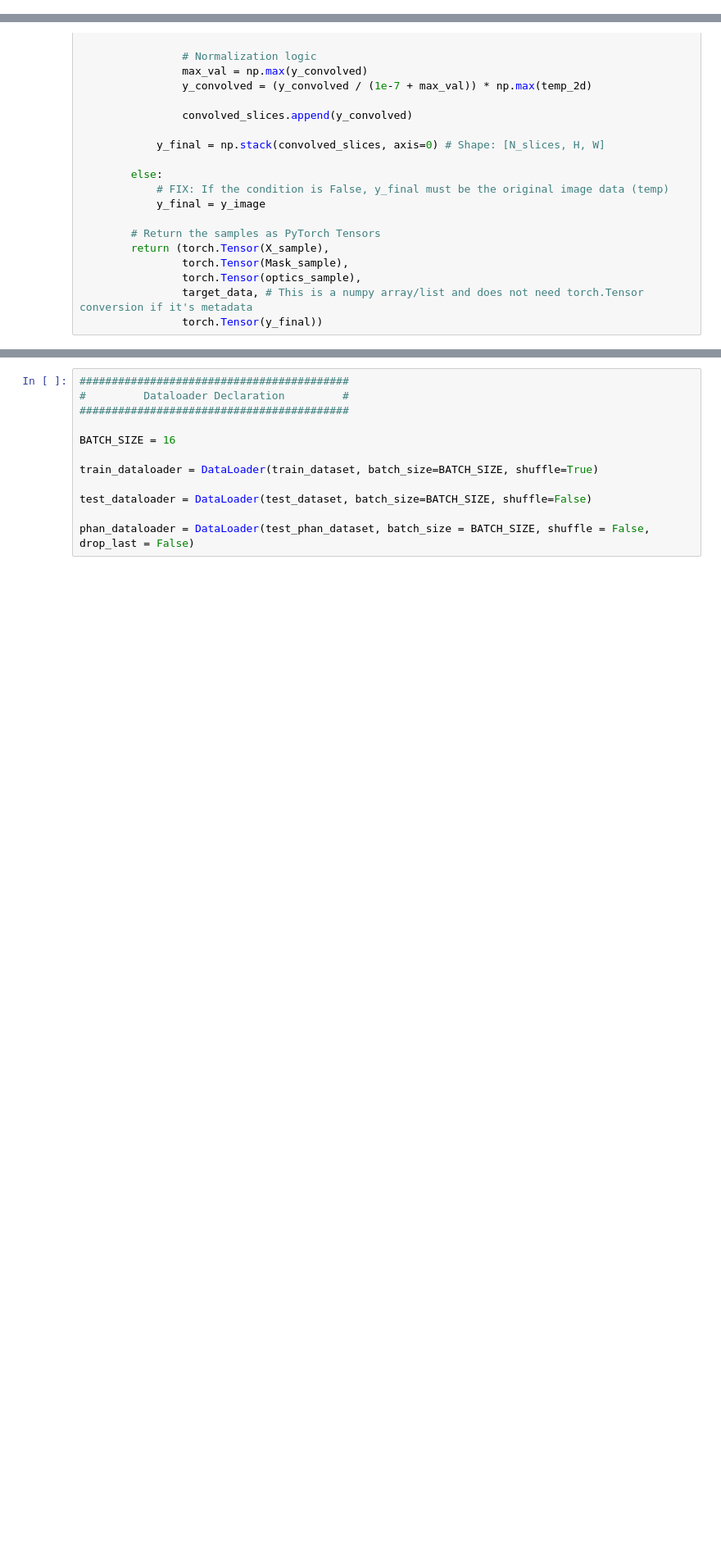
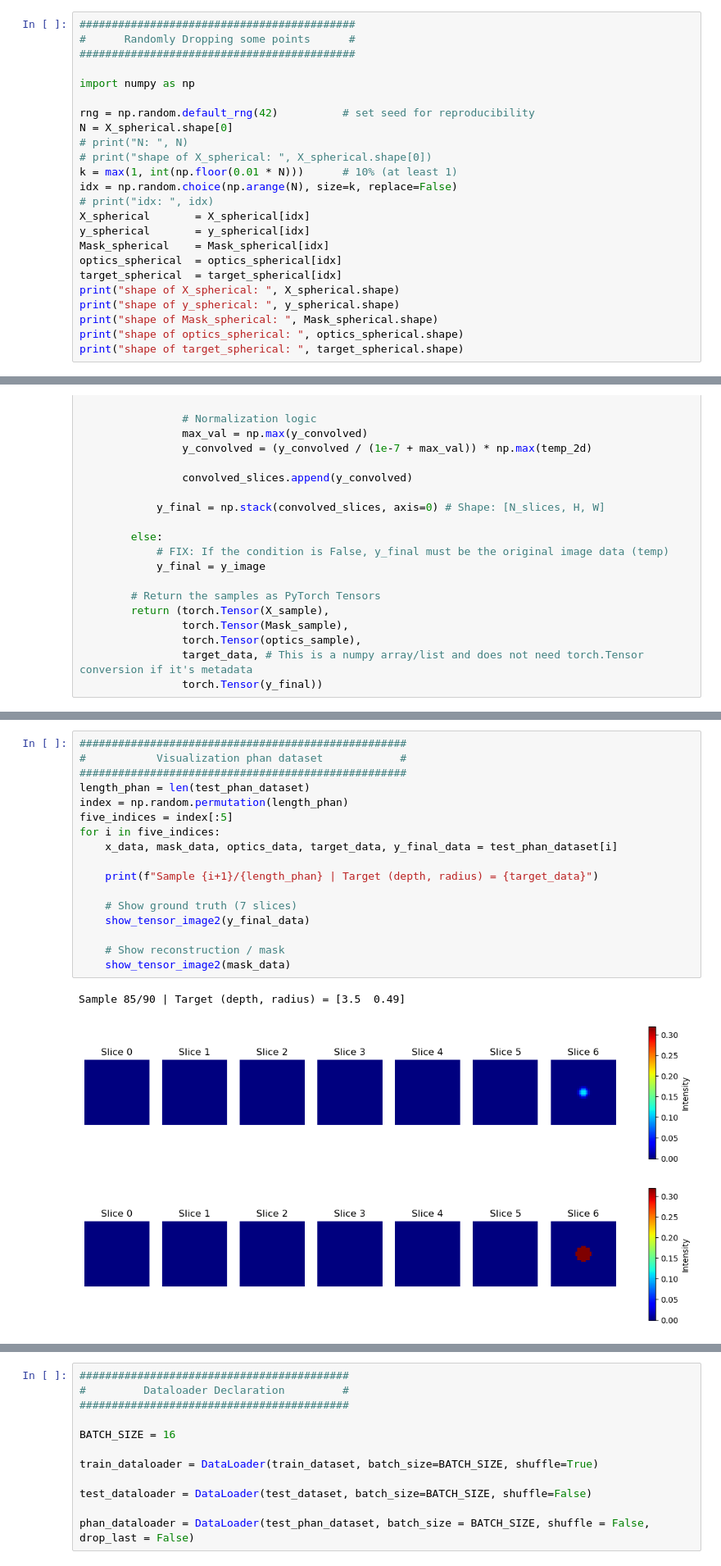
Before and after one commit to AaronLuo-ai/DOT-AE-GAN, a Jupyter notebook: model_codes/train_model.ipynb, the cells around one changed output, grey strips where cells are left out. Shown at 82% size. Saved outputs shown, nothing was run; the diff lists cells and outputs as text; blank space fills up the shorter version.

```diff
--- a/model_codes/train_model.ipynb
+++ b/model_codes/train_model.ipynb
@@ -211,0 +231,24 @@ target_spherical = np.concatenate([target10, target11, target12, target13, targe
+# %%
+###########################################
+#      Randomly Dropping some points      #
+###########################################
+
+import numpy as np
+
+rng = np.random.default_rng(42)          # set seed for reproducibility
+N = X_spherical.shape[0]
+# print("N: ", N)
+# print("shape of X_spherical: ", X_spherical.shape[0])
+k = max(1, int(np.floor(0.01 * N)))      # 10% (at least 1)
+idx = np.random.choice(np.arange(N), size=k, replace=False)
+# print("idx: ", idx)
+X_spherical       = X_spherical[idx]
+y_spherical       = y_spherical[idx]
+Mask_spherical    = Mask_spherical[idx]
+optics_spherical  = optics_spherical[idx]
+target_spherical  = target_spherical[idx]
+print("shape of X_spherical: ", X_spherical.shape)
+print("shape of y_spherical: ", y_spherical.shape)
+print("shape of Mask_spherical: ", Mask_spherical.shape)
+print("shape of optics_spherical: ", optics_spherical.shape)
+print("shape of target_spherical: ", target_spherical.shape)
@@ -475,0 +534,21 @@ target_train.shape:  (19615, 2)
+# %%
+###################################################
+#           Visualization phan dataset            #
+###################################################
+length_phan = len(test_phan_dataset)
+index = np.random.permutation(length_phan)
+five_indices = index[:5]
+for i in five_indices:
+    x_data, mask_data, optics_data, target_data, y_final_data = test_phan_dataset[i]
+
+    print(f"Sample {i+1}/{length_phan} | Target (depth, radius) = {target_data}")
+
+    # Show ground truth (7 slices)
+    show_tensor_image2(y_final_data)
+
+    # Show reconstruction / mask
+    show_tensor_image2(mask_data)
+# %% [output]
+Sample 85/90 | Target (depth, radius) = [3.5  0.49]
+[figure, added]
+[figure, added]
```
Also changed, not shown: parts of 15 cells of this notebook.
